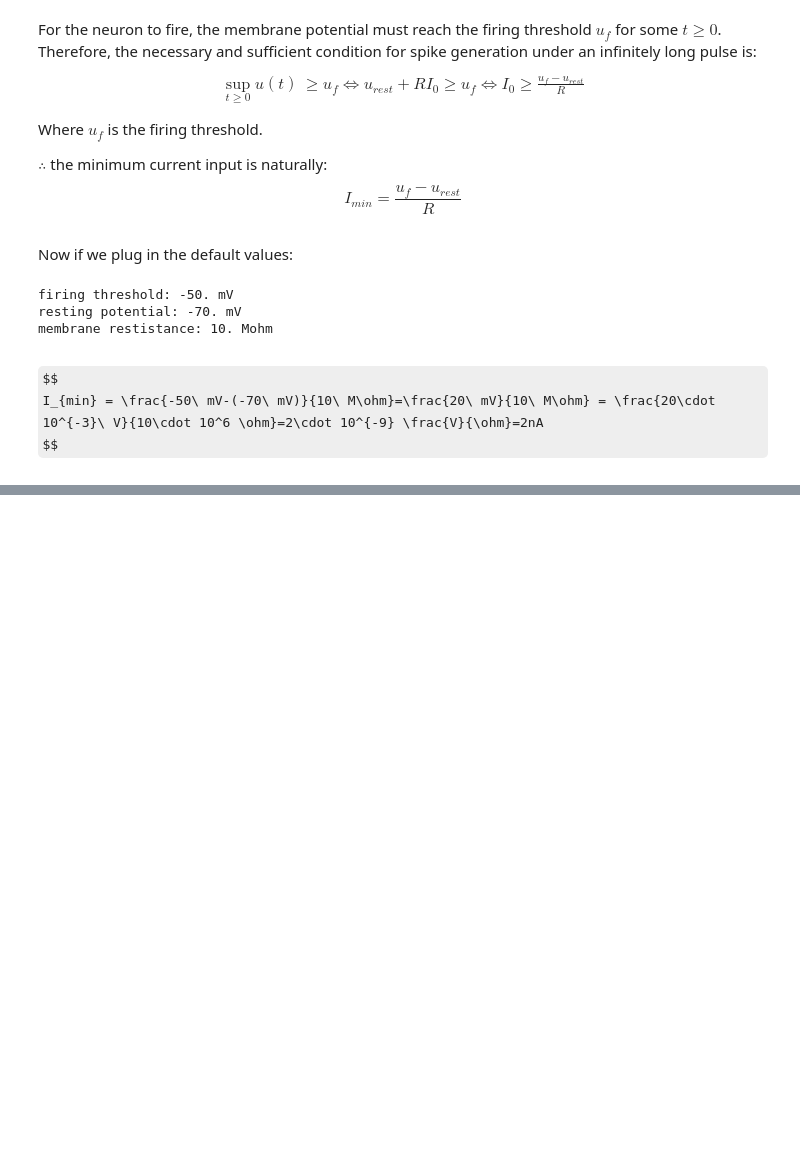
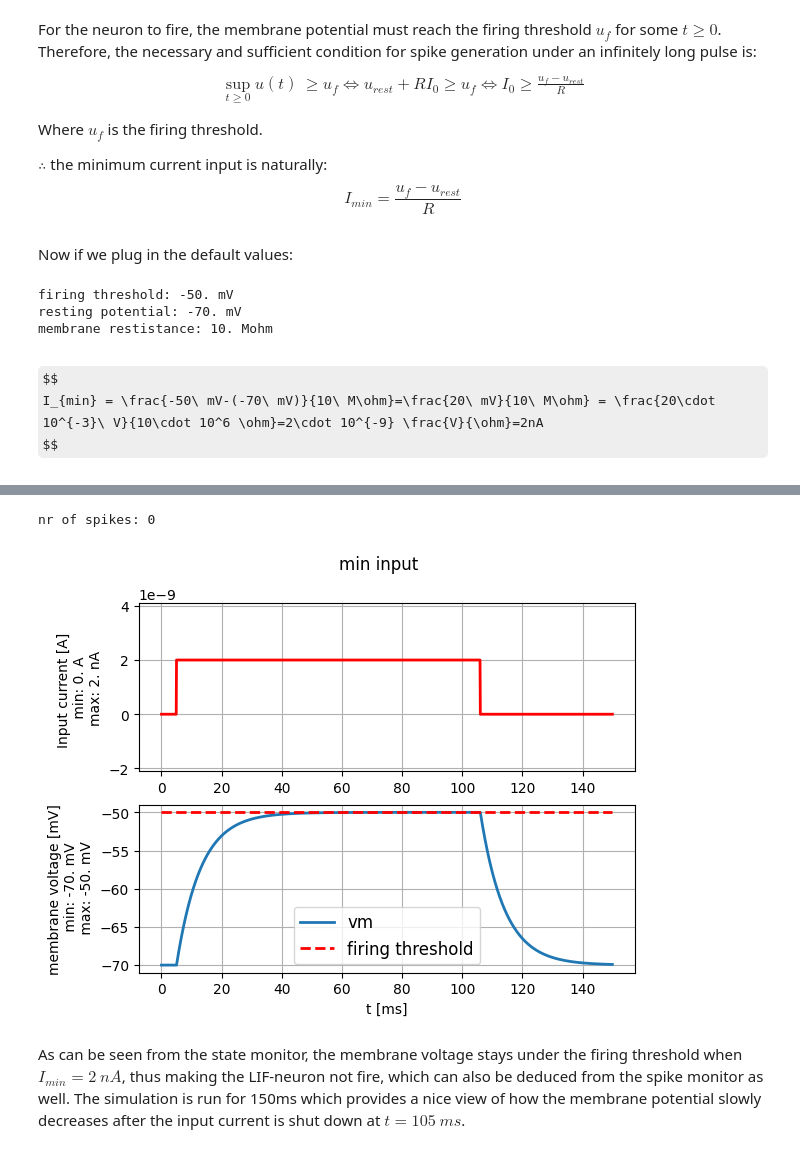
Before and after one commit to aarinenmiska/neuronal-dynamics, a Jupyter notebook: LIF-model.ipynb, the cells around one changed output, grey strips where cells are left out. Saved outputs shown, nothing was run; the diff lists cells and outputs as text; code cells hidden in the pictures; some formulas as TeX source; blank space fills up the shorter version.

Commit message:
Add numerical simulation and analysis for Exercise 1.2.2

```diff
--- a/LIF-model.ipynb
+++ b/LIF-model.ipynb
@@ -87,0 +90,3 @@ $$
+# %%
+I_min = (LIF.FIRING_THRESHOLD-LIF.V_REST)/LIF.MEMBRANE_RESISTANCE
+print(f"Calculated minimum input current I_min = {I_min}")
@@ -87,0 +104,15 @@ $$
+# %%
+step_current = input_factory.get_step_current(
+    t_start=5, t_end=105, unit_time=b2.ms,
+    amplitude=I_min)
+
+(state_monitor,spike_monitor) = LIF.simulate_LIF_neuron(input_current=step_current, simulation_time = 150 * b2.ms)
+
+plot_tools.plot_voltage_and_current_traces(
+state_monitor, step_current, title="min input", firing_threshold=LIF.FIRING_THRESHOLD)
+print("nr of spikes: {}".format(spike_monitor.count[0]))
+# %% [output]
+nr of spikes: 0
+[figure, added]
+# %% [markdown]
+As can be seen from the state monitor, the membrane voltage stays under the firing threshold when $I_{min} = 2\ nA$, thus making the LIF-neuron not fire, which can also be deduced from the spike monitor as well. The simulation is run for 150ms which provides a nice view of how the membrane potential slowly decreases after the input current is shut down at $t=105\ ms$.
```
Also changed, not shown: parts of 5 cells of this notebook.
